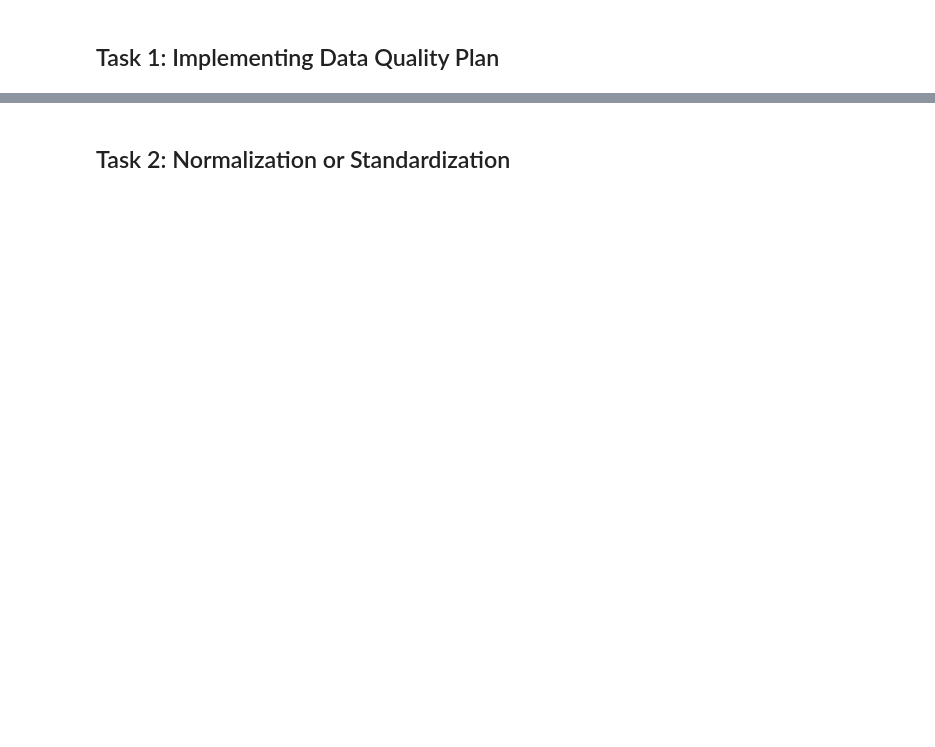
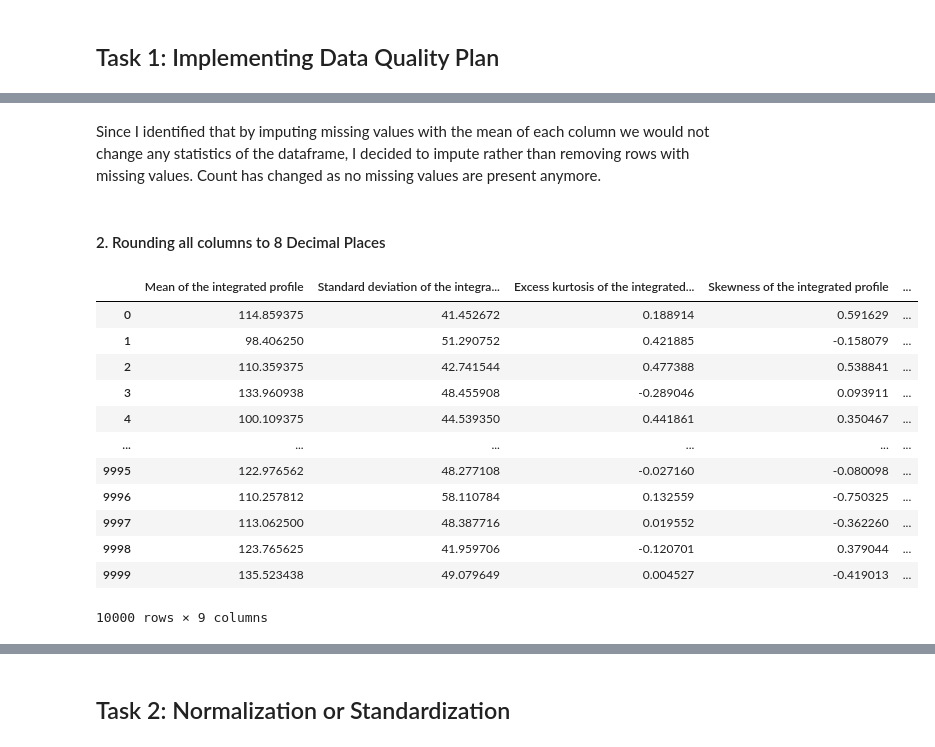
Before and after one commit to dandex200/COMP47490_Machine_Learning, a Jupyter notebook: Assignment_1/ML_A1.ipynb, the cells around one changed output, grey strips where cells are left out. Cells and saved outputs as stored; diff of their text form; code cells hidden in the pictures; blank space fills up the shorter version.

```diff
--- a/Assignment_1/ML_A1.ipynb
+++ b/Assignment_1/ML_A1.ipynb
@@ -26,0 +93,21 @@ df
+# %%
+# Check for number of places for each value by each column
+def count_decimals(val):
+    value_str = str(val)
+    if '.' in value_str:
+        return len(value_str.split(".")[1])
+    else:
+        return 0
+
+top_vals = []
+
+for col in df.columns[:8]:
+    df['DecimalPlaces'] = df[col].apply(count_decimal_places)
+    count = df['DecimalPlaces'].value_counts().head(1)
+    top_vals.append(count)
+
+weight = sum(top_count.iloc[0] * top_count.index[0] for top_count in top_vals)
+total = sum(top_count.iloc[0] for top_count in top_vals)
+avg_dec_places = weight / total
+
+print("Average decimal places rounded to over the feature columns: ", avg_dec_places)
@@ -26,0 +116,3 @@ df
+# %%
+#Dropping DecimalPlaces Column
+df.drop('DecimalPlaces', axis=1, inplace=True)
@@ -26,0 +173,3 @@ df
+# %%
+df = df.fillna(df.mean())
+df.describe()
@@ -26,0 +186,21 @@ df
+# %% [markdown]
+Since I identified that by imputing missing values with the mean of each column we would not change any statistics of the dataframe, I decided to impute rather than removing rows with missing values. Count has changed as no missing values are present anymore.
+# %% [markdown]
+#### 2. Rounding all columns to 8 Decimal Places
+# %%
+df = df.round(8)
+df
+# %% [output]
+|  | Mean of the integrated profile | Standard deviation of the integra... | Excess kurtosis of the integrated... | Skewness of the integrated profile | ... |
+| 0 | 114.859375 | 41.452672 | 0.188914 | 0.591629 | ... |
+| 1 | 98.406250 | 51.290752 | 0.421885 | -0.158079 | ... |
+| 2 | 110.359375 | 42.741544 | 0.477388 | 0.538841 | ... |
+| 3 | 133.960938 | 48.455908 | -0.289046 | 0.093911 | ... |
+| 4 | 100.109375 | 44.539350 | 0.441861 | 0.350467 | ... |
+| ... | ... | ... | ... | ... | ... |
+| 9995 | 122.976562 | 48.277108 | -0.027160 | -0.080098 | ... |
+| 9996 | 110.257812 | 58.110784 | 0.132559 | -0.750325 | ... |
+| 9997 | 113.062500 | 48.387716 | 0.019552 | -0.362260 | ... |
+| 9998 | 123.765625 | 41.959706 | -0.120701 | 0.379044 | ... |
+| 9999 | 135.523438 | 49.079649 | 0.004527 | -0.419013 | ... |
+10000 rows × 9 columns
```
Also changed, not shown: parts of 40 cells of this notebook, 1 other file.
